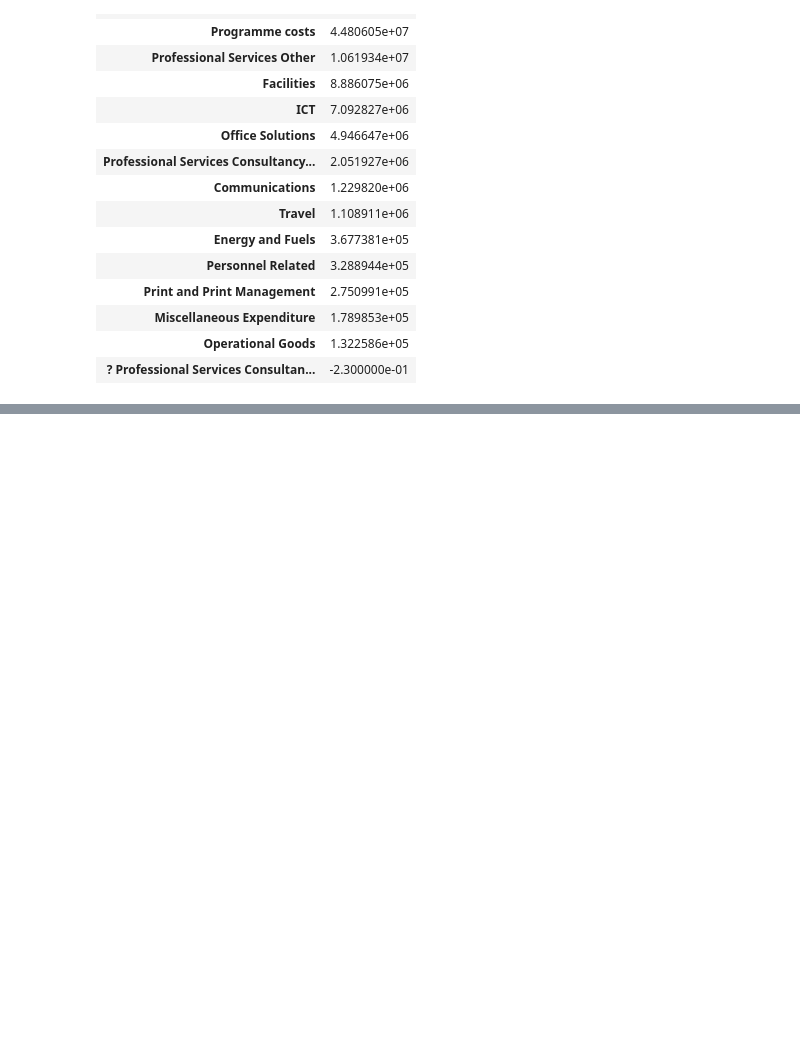
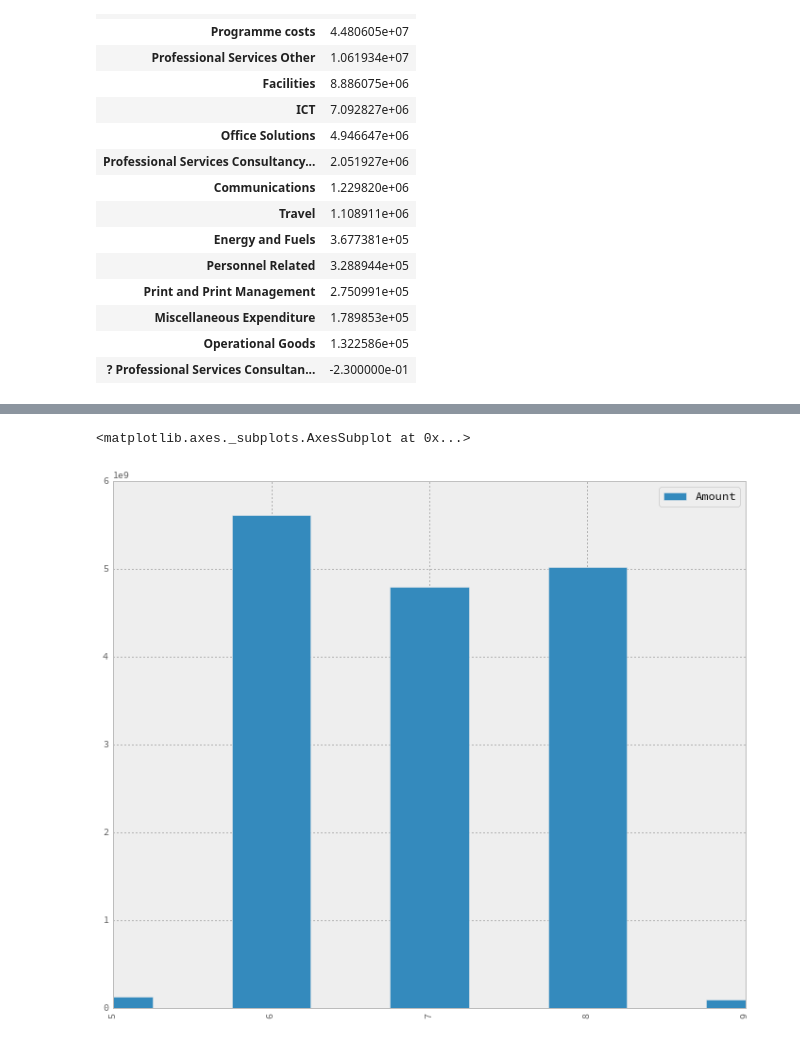
Before and after one commit to FLamparski/statlearn, a Jupyter notebook: dfe-spend-data/DFE Summer 2014.ipynb, the cells around one changed output, grey strips where cells are left out. Cells and saved outputs as stored; diff of their text form; code cells hidden in the pictures; blank space fills up the shorter version.

```diff
--- a/dfe-spend-data/DFE Summer 2014.ipynb
+++ b/dfe-spend-data/DFE Summer 2014.ipynb
@@ -150,0 +157,6 @@ dfe.Amount.plot(kind='kde', logy=True, figsize=(14,10))
+# %%
+# By month, how much did they spend?
+dfe.groupby(lambda x: x.month).sum().plot(kind='bar', xlim=(4, 8), figsize=(12, 10))
+# %% [output]
+<matplotlib.axes._subplots.AxesSubplot at 0x...>
+[figure, added]
```
Also changed, not shown: parts of 6 cells of this notebook.
